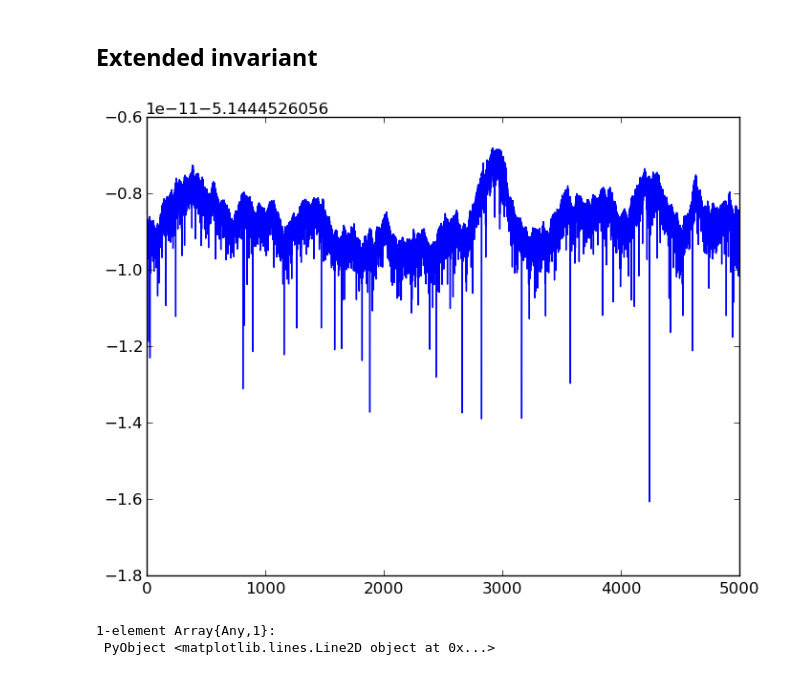
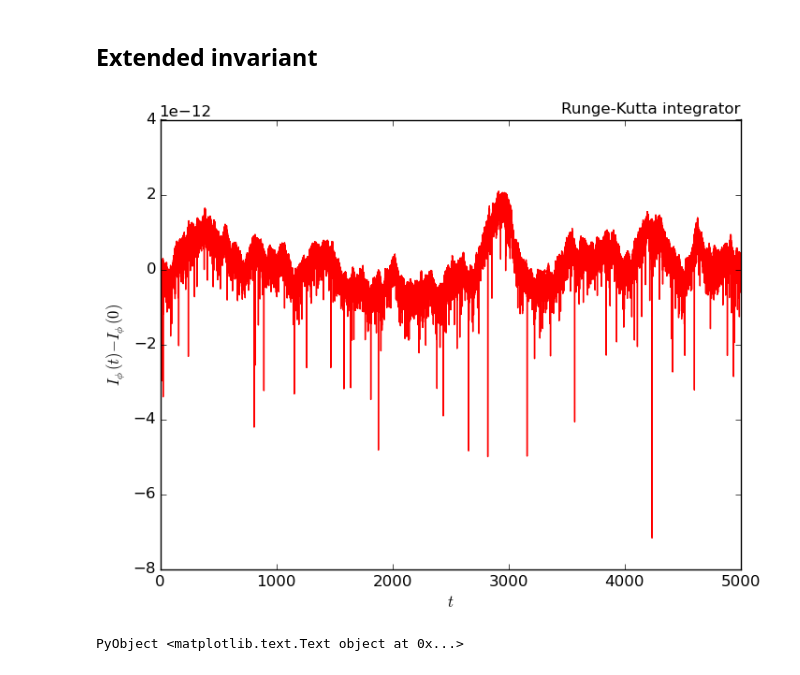
Before and after one commit to dapias/ContactFlowsTaylor, a Jupyter notebook: RungeKutta/notebooks/TutorialRK.ipynb, the cells around one changed output. Drawn from its saved outputs; the diff is of its cells as text; code cells hidden in the pictures.

```diff
--- a/RungeKutta/notebooks/TutorialRK.ipynb
+++ b/RungeKutta/notebooks/TutorialRK.ipynb
@@ -139,10 +139,14 @@ Eavg[end]
 10.003614449578205
 # %% [markdown]
  ## Extended invariant
-# %%
-plot(t,i)
-# %% [output]
-[figure, removed]
-1-element Array{Any,1}:
- PyObject <matplotlib.lines.Line2D object at 0x...>
+# %%
+fig = plt[:figure]( )
+ax = fig[:add_subplot](111)
+ax[:set_title]("Runge-Kutta integrator",fontsize = 12,loc = "right")
+ax[:plot](t,i-i[1], "r")
+ax[:set_ylabel](L"$I_\phi(t) - I_\phi(0)$")
+ax[:set_xlabel](L"$t$")
+# %% [output]
+[figure, added]
+PyObject <matplotlib.text.Text object at 0x...>
 # %%
```
Also changed, not shown: parts of 2 cells of this notebook.
